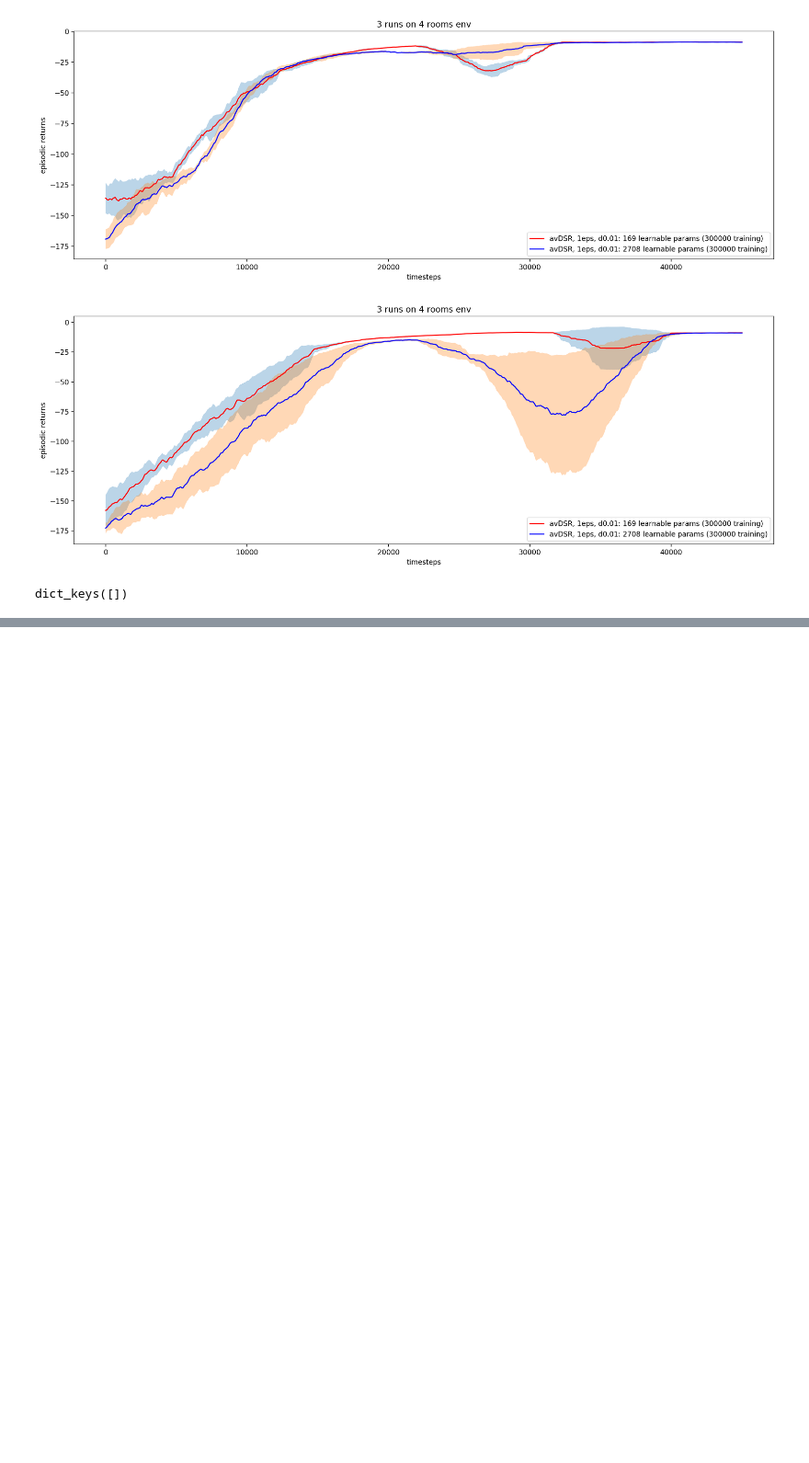
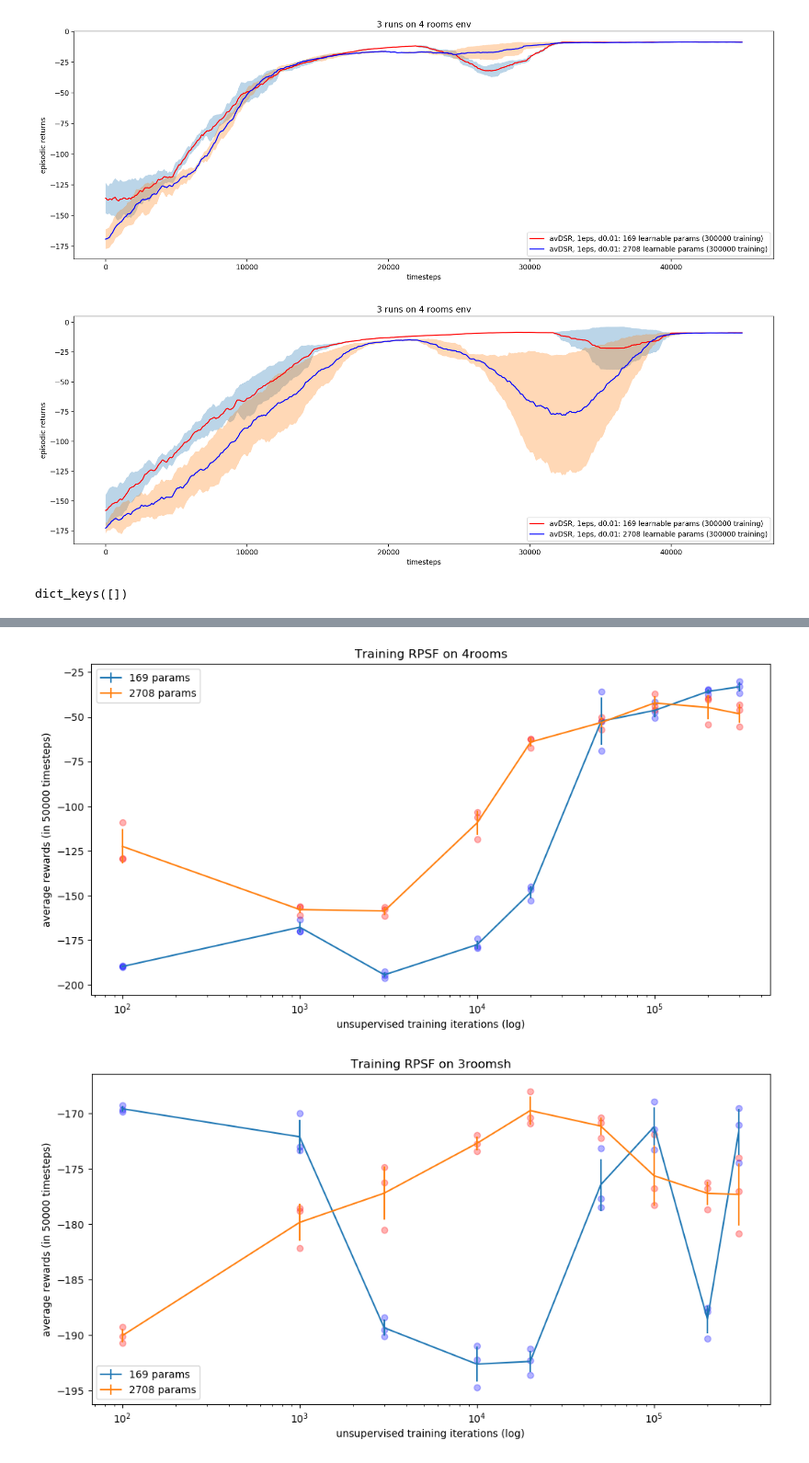
Before and after one commit to psurya1994/successor-feature-representations, a Jupyter notebook: notebooks/12-visualize-learning-curves.ipynb, the cells around one changed output, grey strips where cells are left out. Shown at 92% size. Drawn from its saved outputs; the diff is of its cells as text; code cells hidden in the pictures; blank space fills up the shorter version.

```diff
--- a/notebooks/12-visualize-learning-curves.ipynb
+++ b/notebooks/12-visualize-learning-curves.ipynb
@@ -190,0 +239,8 @@ dict_keys(['0-169', '0-2708', '100-169', '100-2708', '1000-169', '1000-2708', '3
+# %%
+plot_performance(file_index='14', title='Training RPSF on 4rooms')
+plot_performance(file_index='26', title='Training RPSF on 3roomsh')
+plot_performance(file_index='27', title='Training RPSF on [3rooms,3roomsh,4rooms]')
+plot_performance(file_index='28', title='Training RPSF on [3roomsh] with [3rooms,4rooms] init')
+# %% [output]
+[figure, added]
+[figure, added]
```
Also changed, not shown: parts of 4 cells of this notebook, 3 other files.
